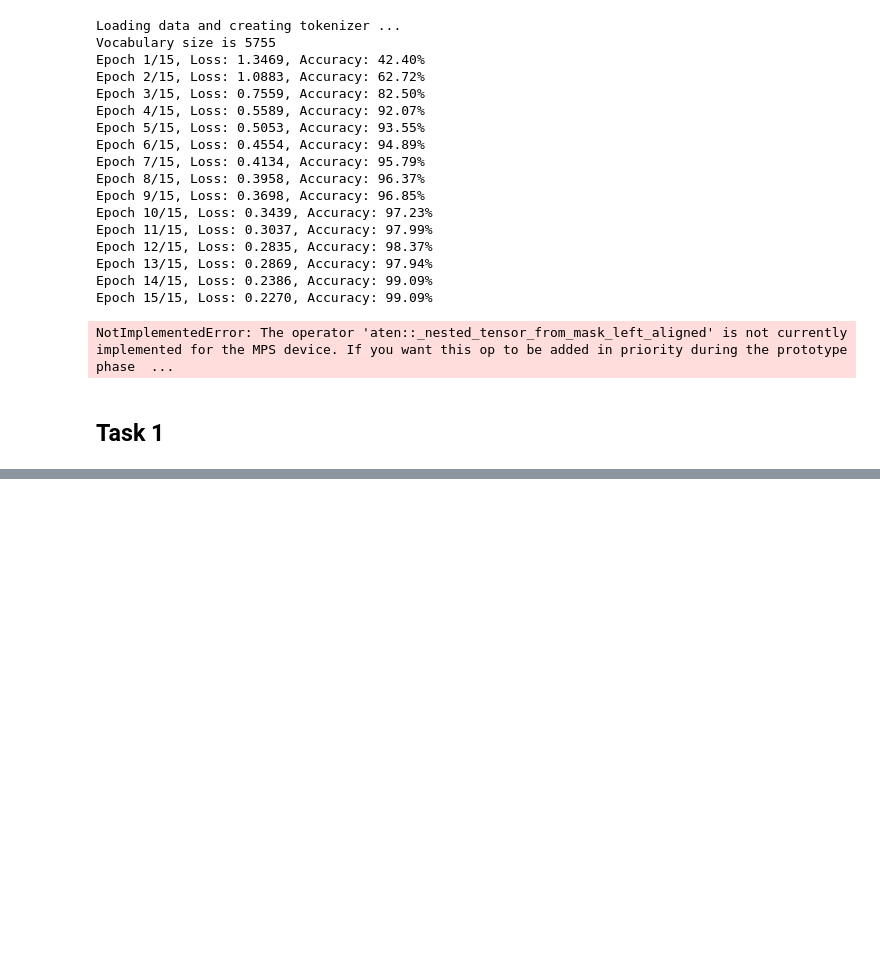
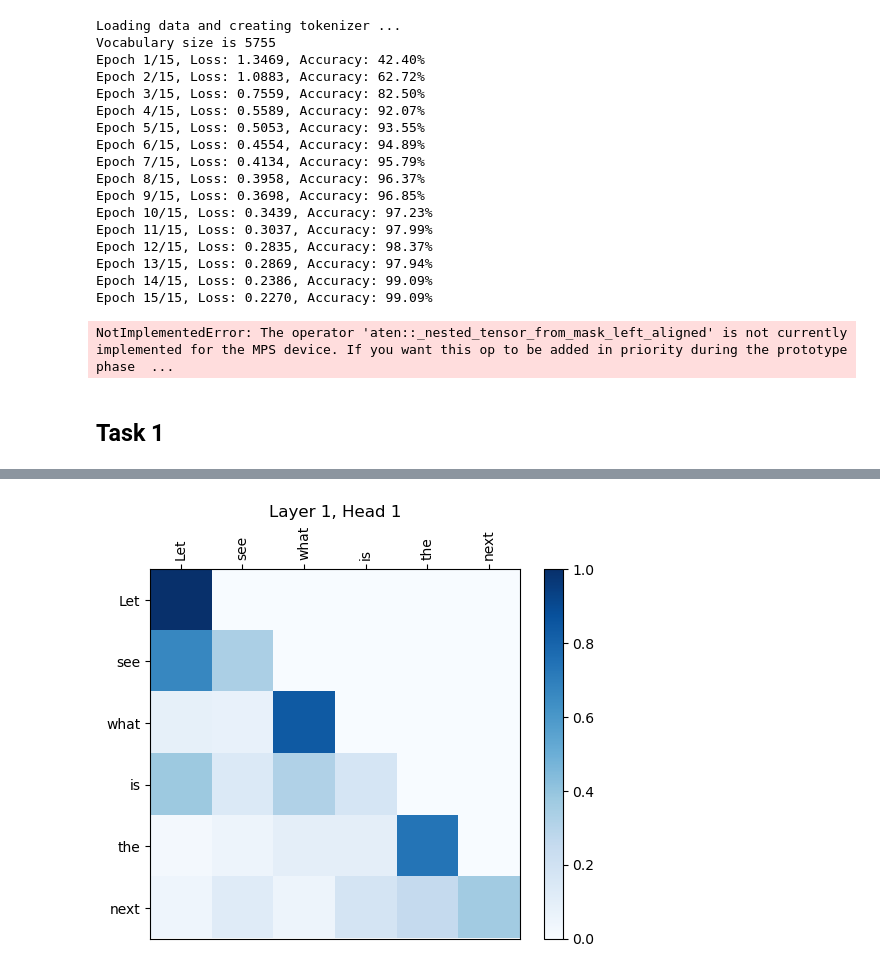
Before and after one commit to HZEmpire/CSE256_PA2_code, a Jupyter notebook: test.ipynb, the cells around one changed output, grey strips where cells are left out. Saved outputs shown, nothing was run; the diff lists cells and outputs as text; code cells hidden in the pictures; blank space fills up the shorter version.

```diff
--- a/test.ipynb
+++ b/test.ipynb
@@ -949,0 +1271,97 @@ Number of attention maps: 4
+# %%
+import matplotlib.pyplot as plt
+import torch
+
+class Utilities:
+    def __init__(self, tokenizer, model, model_type='encoder'):
+        self.tokenizer = tokenizer
+        self.model = model
+        self.model_type = model_type  # 'encoder' or 'decoder'
+
+    def sanity_check(self, sentence, block_size):
+        # Encode the sentence using the tokenizer
+        wordids = self.tokenizer.encode(sentence)
+        seq_len = min(len(wordids), block_size)
+
+        # Prepare the input tensor for the model
+        padded_sentence = wordids[:block_size] + [0] * (block_size - len(wordids))
+        input_tensor = torch.tensor(padded_sentence, dtype=torch.long).unsqueeze(0)
+        input_tensor = input_tensor[:, :seq_len]  # Truncate input_tensor to seq_len
+
+        # Move the input tensor to the same device as the model
+        device = next(self.model.parameters()).device
+        input_tensor = input_tensor.to(device)
+
+        # Create attention mask based on model_type
+        if self.model_type == 'encoder':
+            # For encoder, create padding mask (True where input is padding)
+            attention_mask = (input_tensor == 0).bool()
+        elif self.model_type == 'decoder':
+            # For decoder, create combined causal mask and padding mask
+            # Padding mask
+            padding_mask = (input_tensor == 0).bool()  # Shape: (batch_size, seq_len)
+            # Causal mask
+            causal_mask = torch.triu(torch.ones(seq_len, seq_len, device=device), diagonal=1).bool()
+            causal_mask = causal_mask.unsqueeze(0)  # Shape: (1, seq_len, seq_len)
+            # Combine masks
+            attention_mask = causal_mask
+            if padding_mask.any():
+                # Adjust padding mask shape
+                padding_mask = padding_mask.unsqueeze(1).expand(-1, seq_len, -1)  # Shape: (batch_size, seq_len, seq_len)
+                attention_mask = attention_mask | padding_mask
+        else:
+            raise ValueError("Invalid model_type. Choose 'encoder' or 'decoder'.")
+
+        attention_mask = attention_mask.to(device)
+
+        # Display input tensor shape
+        print("Input tensor shape:", input_tensor.shape)
+
+        # Process the input tensor through the model with attention mask
+        with torch.no_grad():
+            _, attn_maps = self.model(input_tensor, mask=attention_mask)
+
+        # Display the number of attention maps (number of layers)
+        print("Number of attention maps:", len(attn_maps))
+
+        # Get token texts for visualization
+        token_ids = input_tensor[0].cpu().numpy()
+        token_texts = [self.tokenizer.decode([tid]) for tid in token_ids]
+
+        # Visualize and save the attention maps
+        for j, attn_map in enumerate(attn_maps):
+            att_map = attn_map.squeeze(0).detach()  # Remove batch dimension, shape: (n_head, seq_len, seq_len)
+            n_head = att_map.shape[0]
+
+            # Iterate over each attention head
+            for h in range(n_head):
+                head_attn = att_map[h]  # Shape: (seq_len, seq_len)
+
+                # Check if the attention probabilities sum to 1 over rows
+                total_prob_over_rows = torch.sum(head_attn, dim=1)
+                if torch.any(total_prob_over_rows < 0.99) or torch.any(total_prob_over_rows > 1.01):
+                    print(f"Failed normalization test in layer {j + 1}, head {h + 1}: probabilities do not sum to 1.0 over rows")
+                    print("Total probability over rows:", total_prob_over_rows.cpu().numpy())
+
+                # Move attention map to CPU and convert to NumPy array
+                head_attn_numpy = head_attn.cpu().numpy()
+
+                # Create a heatmap of the attention map
+                fig, ax = plt.subplots()
+                cax = ax.imshow(head_attn_numpy, cmap='Blues', interpolation='nearest')
+                ax.xaxis.tick_top()
+                fig.colorbar(cax, ax=ax)
+                plt.title(f"Layer {j + 1}, Head {h + 1}")
+                plt.xticks(range(seq_len), token_texts, rotation=90)
+                plt.yticks(range(seq_len), token_texts)
+
+                # Save the plot
+                plt.savefig(f"attention_map_layer{j + 1}_head{h + 1}.png")
+
+                # Show the plot
+                plt.show()
+
+utilities = Utilities(tokenizer, decoder, 'decoder')
+sentence = "Let see what is the next step."
+utilities.sanity_check(' '.join(sentence.split()[:-1]), block_size)
+# %% [output]
@@ -949,0 +1370 @@ Number of attention maps: 4
+[figure, added]
```
Also changed, not shown: parts of 4 cells of this notebook, 3 other files.
